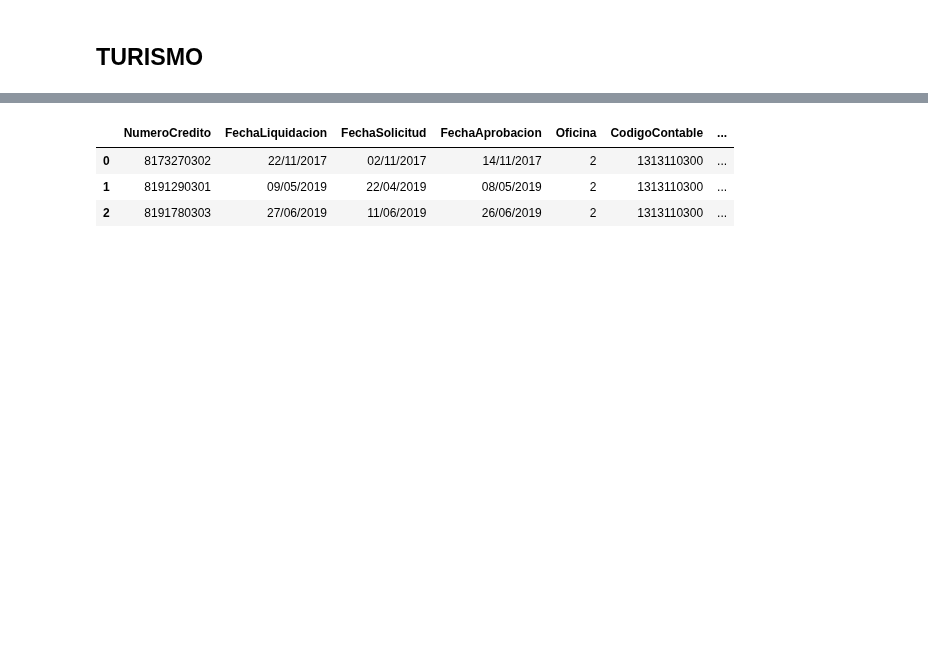
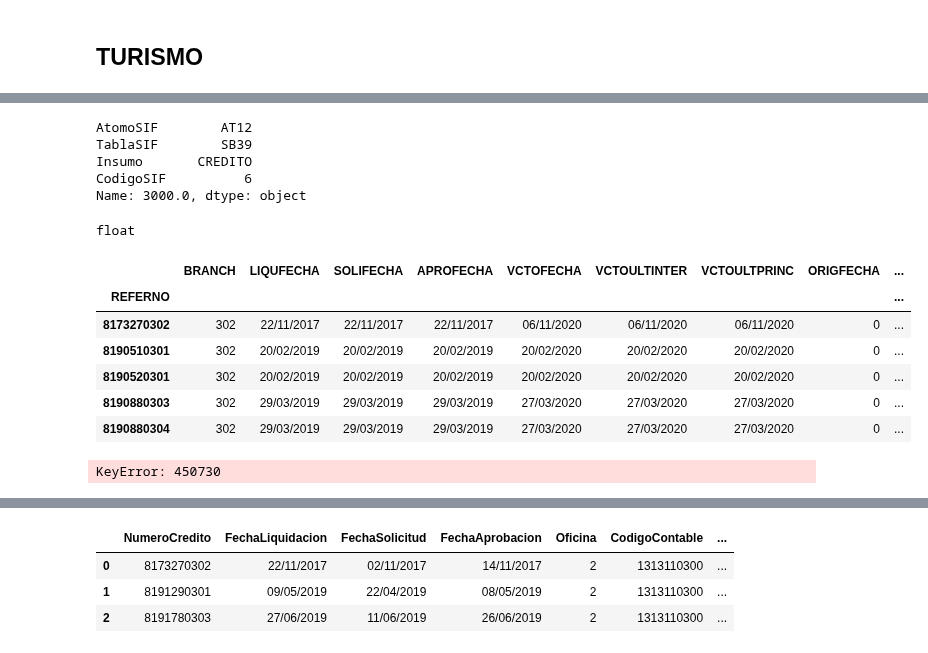
Before and after one commit to BAXTOR95/at-lrr, a Jupyter notebook: backend/app/jupyter_notebooks/AT04.ipynb, the cells around one changed output, grey strips where cells are left out. Drawn from its saved outputs; the diff is of its cells as text; code cells hidden in the pictures; blank space fills up the shorter version.

```diff
--- a/backend/app/jupyter_notebooks/AT04.ipynb
+++ b/backend/app/jupyter_notebooks/AT04.ipynb
@@ -504,0 +576,32 @@ memory usage: 224.1+ KB
+# %%
+cfgesiifciti_df.set_index('CodigoCiti').loc[3000]
+# %% [output]
+AtomoSIF        AT12
+TablaSIF        SB39
+Insumo       CREDITO
+CodigoSIF          6
+Name: 3000.0, dtype: object
+# %%
+at04cre_cfgesc_df = at04cre_df.set_index('SICVENCLI').join(cfgesiifciti_df.set_index('CodigoCiti')).set_index('REFERNO')
+#at04cre_cfgesc_df
+type(at04cre_cfgesc_df.at[8191370302, 'CodigoSIF'])
+#at04cre_cfgesc_df.loc[at04cre_cfgesc_df['REFERNO'] == 8191370302]['CodigoSIF']
+# at04cre_cfgesc_df.reset_index()
+# %% [output]
+float
+# %%
+at04cre_df.set_index('REFERNO').head(5)
+# %% [output]
+|  | BRANCH | LIQUFECHA | SOLIFECHA | APROFECHA | VCTOFECHA | VCTOULTINTER | VCTOULTPRINC | ORIGFECHA | ... |
+| REFERNO |  |  |  |  |  |  |  |  | ... |
+| 8173270302 | 302 | 22/11/2017 | 22/11/2017 | 22/11/2017 | 06/11/2020 | 06/11/2020 | 06/11/2020 | 0 | ... |
+| 8190510301 | 302 | 20/02/2019 | 20/02/2019 | 20/02/2019 | 20/02/2020 | 20/02/2020 | 20/02/2020 | 0 | ... |
+| 8190520301 | 302 | 20/02/2019 | 20/02/2019 | 20/02/2019 | 20/02/2020 | 20/02/2020 | 20/02/2020 | 0 | ... |
+| 8190880303 | 302 | 29/03/2019 | 29/03/2019 | 29/03/2019 | 27/03/2020 | 27/03/2020 | 27/03/2020 | 0 | ... |
+| 8190880304 | 302 | 29/03/2019 | 29/03/2019 | 29/03/2019 | 27/03/2020 | 27/03/2020 | 27/03/2020 | 0 | ... |
+# %%
+sep = ' '
+at04cre_df['ADDRESS'] = at04cre_df['ADDRESS3'] + sep + at04cre_df['ADDRESS4'] + sep + at04cre_df['ADDRESS5'].astype(str) + sep + at04cre_df['ADDRESS6']
+at04cre_df.set_index('REFERNO').at[450730, 'ADDRESS']
+# %% [output]
+KeyError: 450730
```
Also changed, not shown: parts of 12 cells of this notebook, 3 other files.
